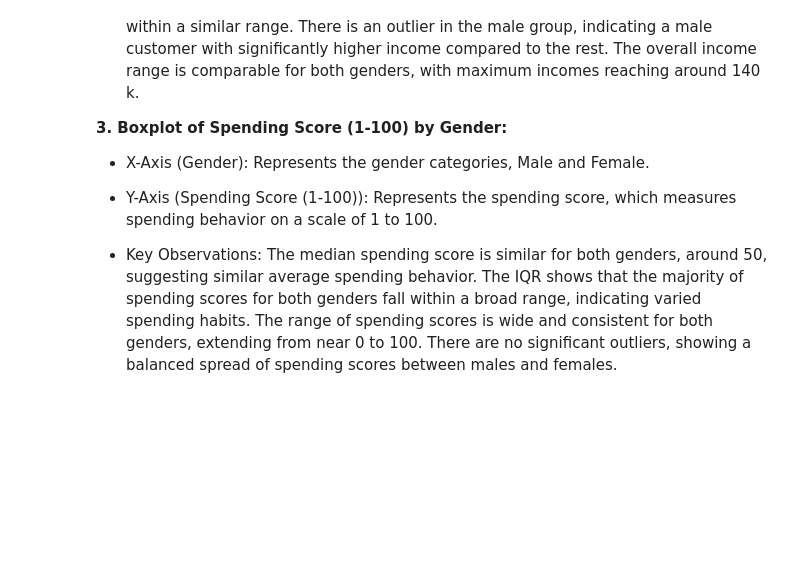
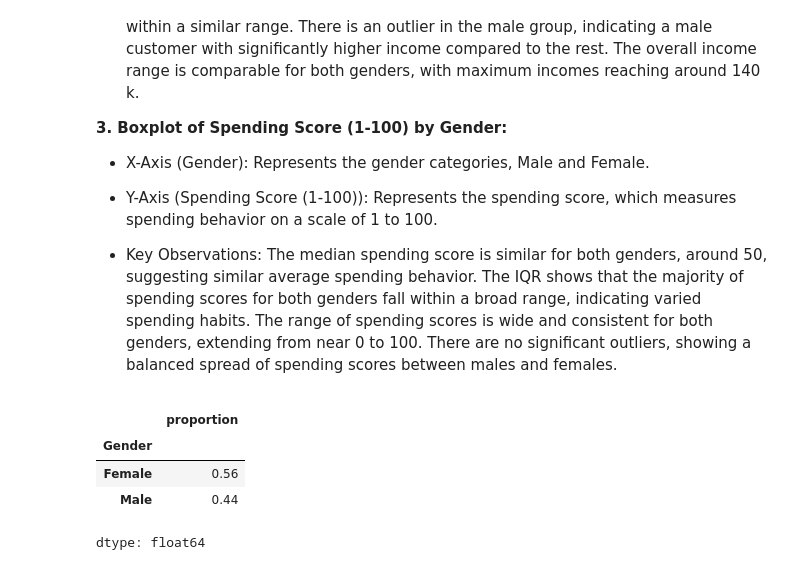
Before and after one commit to Payal2000/Customer-Segmentation-and-Clustering, a Jupyter notebook: Customer_Segmenation.ipynb, the cells around one changed output. Saved outputs shown, nothing was run; the diff lists cells and outputs as text; code cells hidden in the pictures; blank space fills up the shorter version.

```diff
--- a/Customer_Segmenation.ipynb
+++ b/Customer_Segmenation.ipynb
@@ -227,3 +236,11 @@ The median spending score is similar for both genders, around 50, suggesting sim
 The IQR shows that the majority of spending scores for both genders fall within a broad range, indicating varied spending habits.
 The range of spending scores is wide and consistent for both genders, extending from near 0 to 100.
 There are no significant outliers, showing a balanced spread of spending scores between males and females.
+# %%
+data['Gender'].value_counts(normalize = True)
+# %% [output]
+|  | proportion |
+| Gender |  |
+| Female | 0.56 |
+| Male | 0.44 |
+dtype: float64
```
Also changed, not shown: parts of 2 cells of this notebook.
